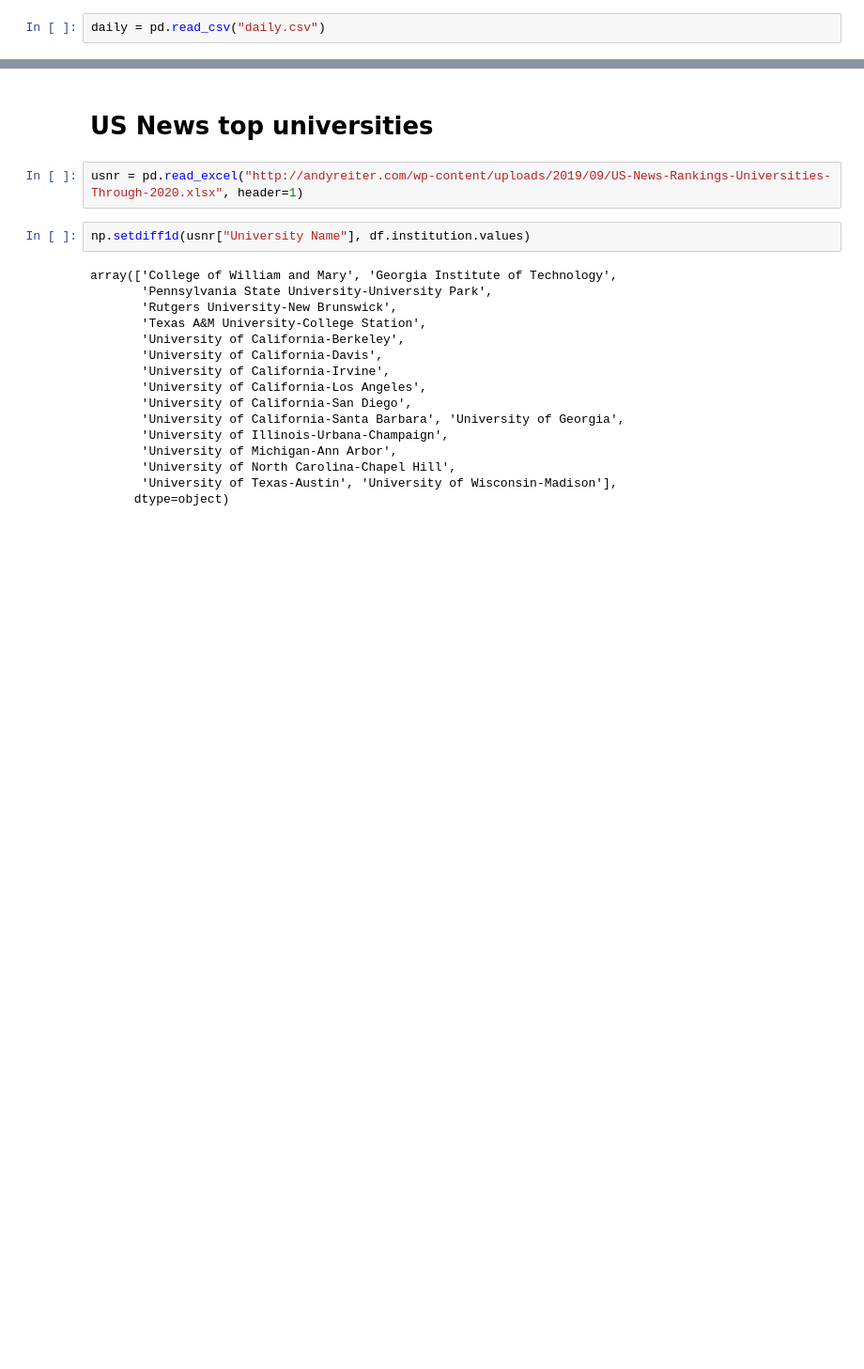
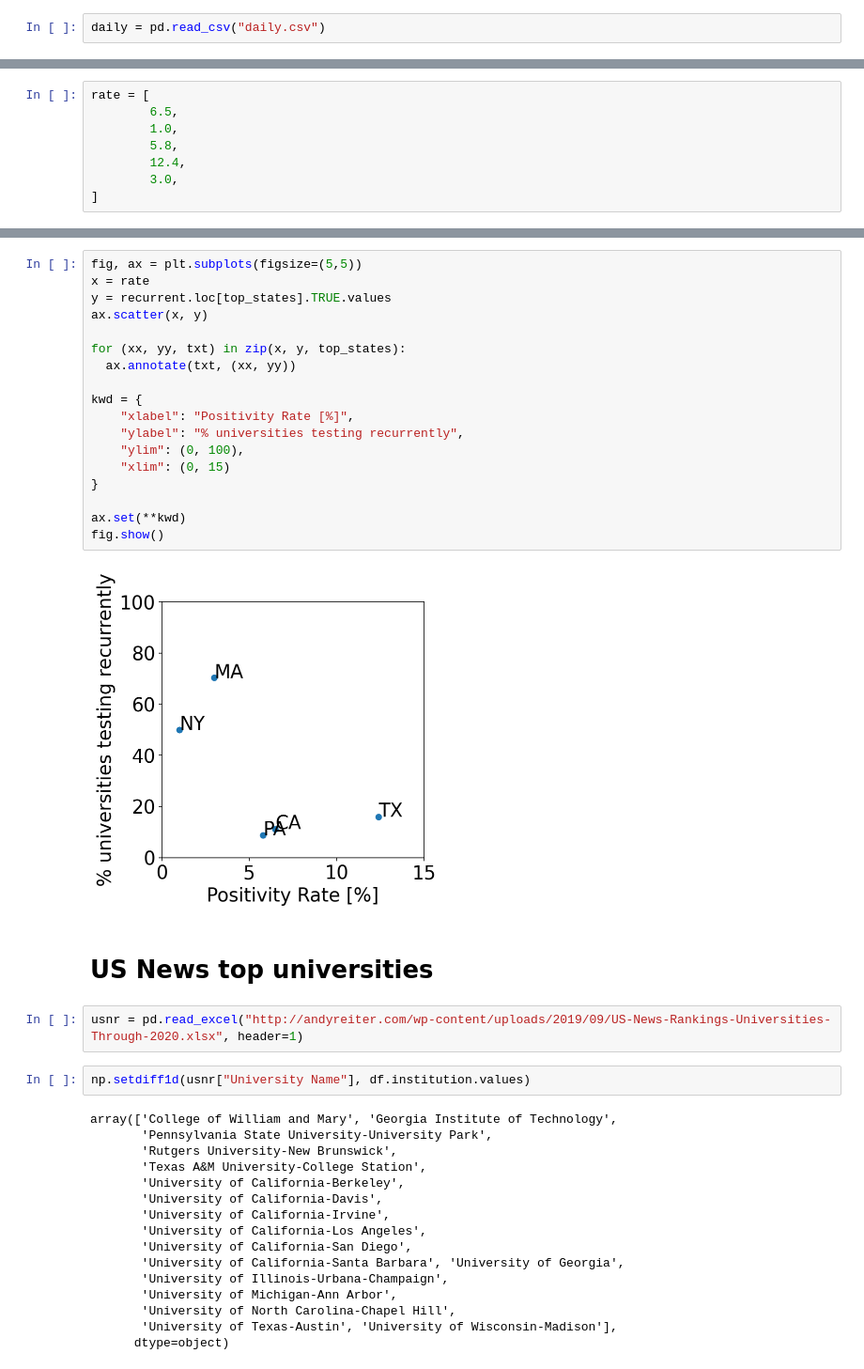
Before and after one commit to pachterlab/BTRBP_2020, a Jupyter notebook: notebooks/basic_stats.ipynb, the cells around one changed output, grey strips where cells are left out. Shown at 94% size. Saved outputs shown, nothing was run; the diff lists cells and outputs as text; blank space fills up the shorter version.

```diff
--- a/notebooks/basic_stats.ipynb
+++ b/notebooks/basic_stats.ipynb
@@ -291,0 +358,8 @@ NameError: ignored
+# %%
+rate = [
+        6.5,
+        1.0,
+        5.8,
+        12.4,
+        3.0,
+]
@@ -292,3 +387,23 @@ NameError: ignored
+# %%
+fig, ax = plt.subplots(figsize=(5,5))
+x = rate
+y = recurrent.loc[top_states].TRUE.values
+ax.scatter(x, y)
+
+for (xx, yy, txt) in zip(x, y, top_states):
+  ax.annotate(txt, (xx, yy))
+
+kwd = {
+    "xlabel": "Positivity Rate [%]",
+    "ylabel": "% universities testing recurrently",
+    "ylim": (0, 100),
+    "xlim": (0, 15)
+}
+
+ax.set(**kwd)
+fig.show()
+# %% [output]
+[figure, added]
 # %% [markdown]
 # US News top universities
 # %%
```
Also changed, not shown: parts of 13 cells of this notebook.
